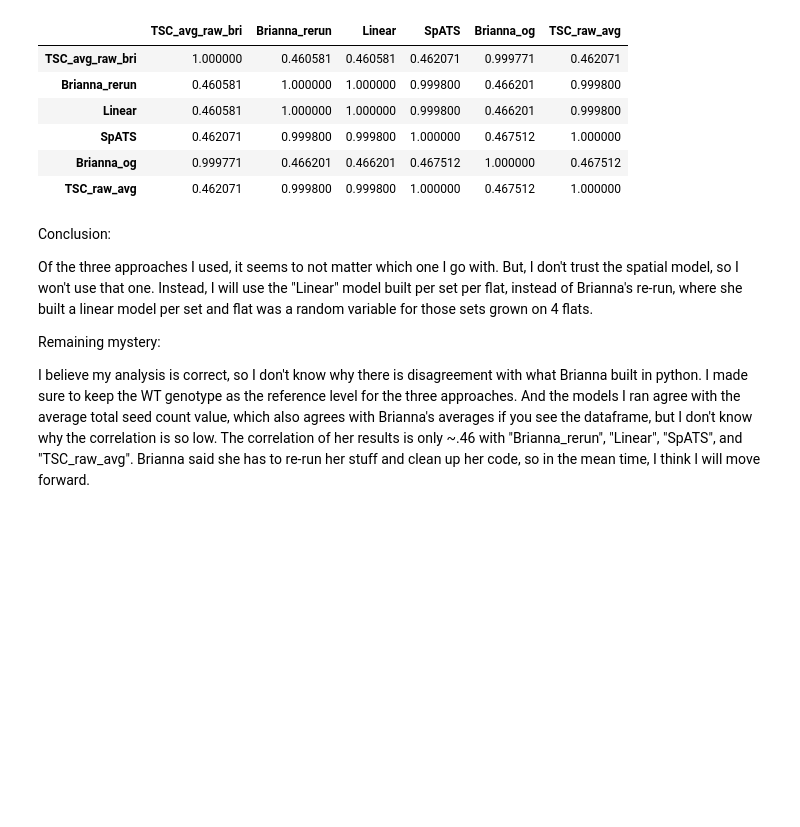
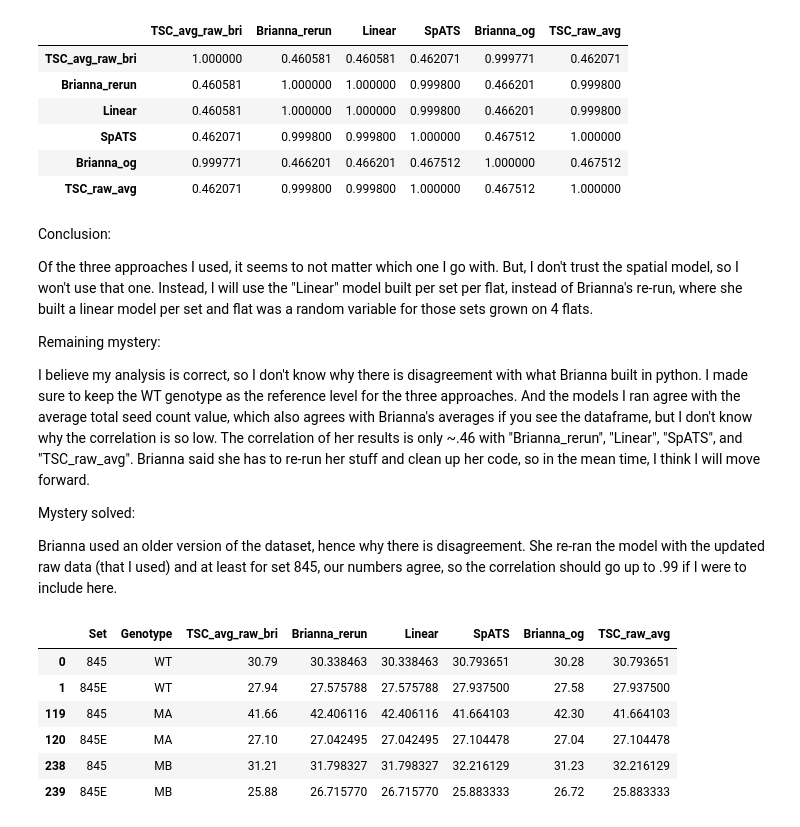
Before and after one commit to ksegaba/Yeast-Ara-GI, a Jupyter notebook: code/1_compare_raw_data_correction.ipynb, the cells around one changed output. Drawn from its saved outputs; the diff is of its cells as text; code cells hidden in the pictures; blank space fills up the shorter version.

```diff
--- a/code/1_compare_raw_data_correction.ipynb
+++ b/code/1_compare_raw_data_correction.ipynb
@@ -229,3 +229,20 @@ but I don't know why the correlation is so low. The correlation of her results
 is only ~.46 with "Brianna_rerun", "Linear", "SpATS", and "TSC_raw_avg".
 Brianna said she has to re-run her stuff and clean up her code, so in the mean time,
 I think I will move forward.
+
+Mystery solved:
+
+Brianna used an older version of the dataset, hence why there is disagreement.
+She re-ran the model with the updated raw data (that I used) and at least for
+set 845, our numbers agree, so the correlation should go up to .99 if I were to
+include here.
+# %%
+corrected.loc[corrected['Set'].str.contains('845'),:]
+# %% [output]
+|  | Set | Genotype | TSC_avg_raw_bri | Brianna_rerun | Linear | SpATS | Brianna_og | TSC_raw_avg |
+| 0 | 845 | WT | 30.79 | 30.338463 | 30.338463 | 30.793651 | 30.28 | 30.793651 |
+| 1 | 845E | WT | 27.94 | 27.575788 | 27.575788 | 27.937500 | 27.58 | 27.937500 |
+| 119 | 845 | MA | 41.66 | 42.406116 | 42.406116 | 41.664103 | 42.30 | 41.664103 |
+| 120 | 845E | MA | 27.10 | 27.042495 | 27.042495 | 27.104478 | 27.04 | 27.104478 |
+| 238 | 845 | MB | 31.21 | 31.798327 | 31.798327 | 32.216129 | 31.23 | 32.216129 |
+| 239 | 845E | MB | 25.88 | 26.715770 | 26.715770 | 25.883333 | 26.72 | 25.883333 |
```
